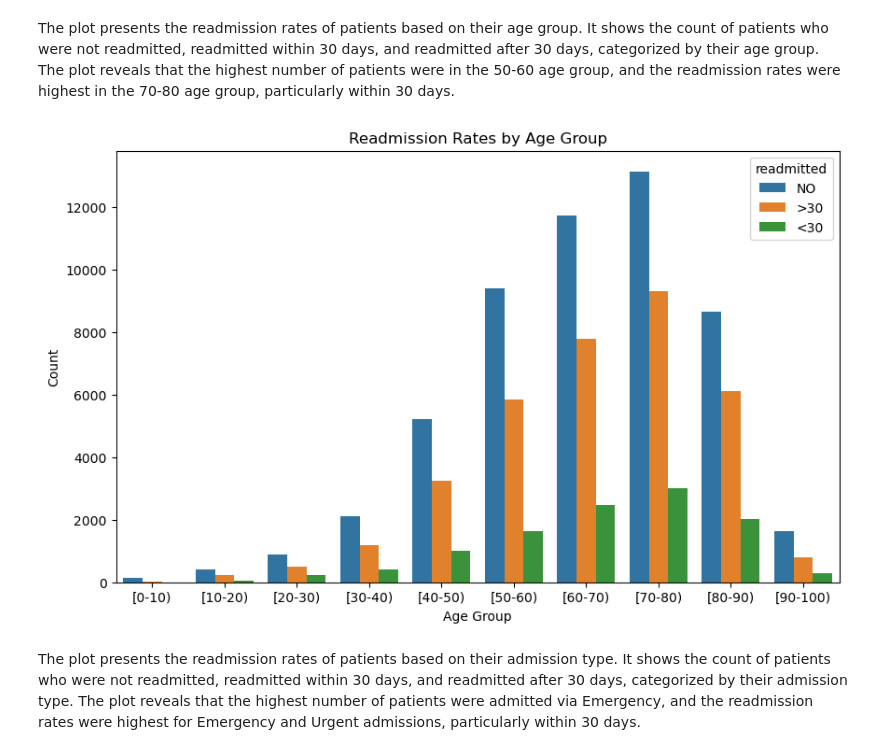
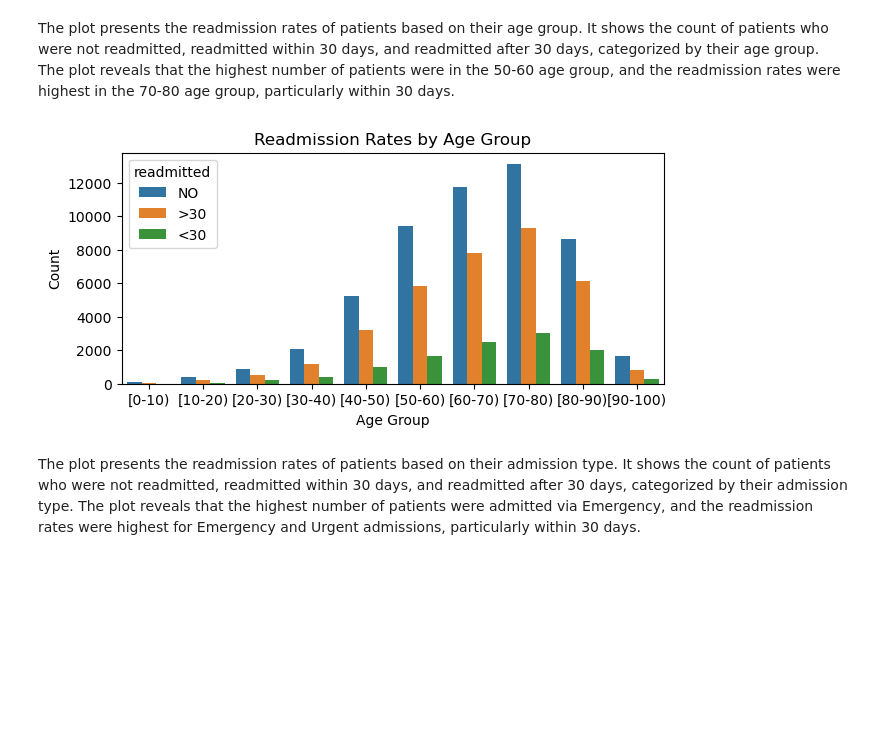
Before and after one commit to cs418-fa24/project-check-in-team-7, a Jupyter notebook: patient_readmission_ML_Modelling.ipynb, the cells around one changed output. Drawn from its saved outputs; the diff is of its cells as text; code cells hidden in the pictures; blank space fills up the shorter version.

```diff
--- a/patient_readmission_ML_Modelling.ipynb
+++ b/patient_readmission_ML_Modelling.ipynb
@@ -312,14 +272,14 @@ No           23001  30581
 # %% [markdown]
 The plot presents the readmission rates of patients based on their age group. It shows the count of patients who were not readmitted, readmitted within 30 days, and readmitted after 30 days, categorized by their age group. The plot reveals that the highest number of patients were in the 50-60 age group, and the readmission rates were highest in the 70-80 age group, particularly within 30 days.
 # %%
-plt.figure(figsize=(10, 6))
+plt.figure(figsize=(7, 3))
 sns.countplot(x='age', hue='readmitted', data=df)
 plt.title('Readmission Rates by Age Group')
 plt.xlabel('Age Group')
 plt.ylabel('Count')
 plt.show()
 # %% [output]
-[figure, old version]
+[figure, new version]
 # %% [markdown]
 The plot presents the readmission rates of patients based on their admission type. It shows the count of patients who were not readmitted, readmitted within 30 days, and readmitted after 30 days, categorized by their admission type. The plot reveals that the highest number of patients were admitted via Emergency, and the readmission rates were highest for Emergency and Urgent admissions, particularly within 30 days.
 # %%
```
Also changed, not shown: parts of 17 cells of this notebook.
